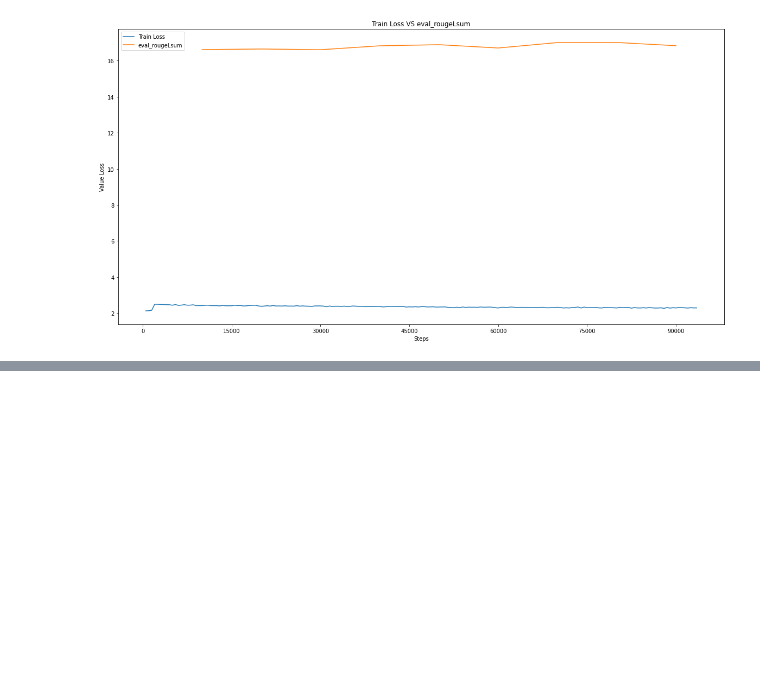
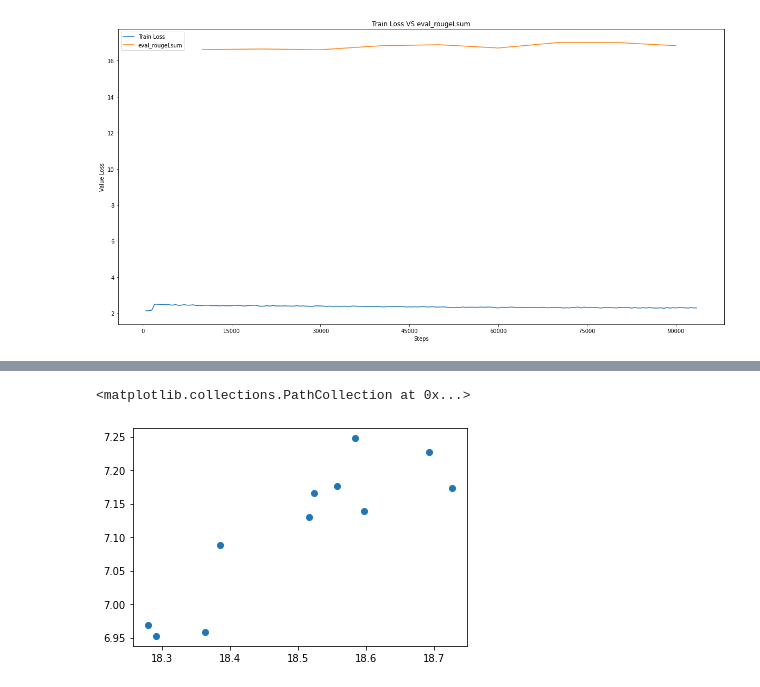
Before and after one commit to HakitoKun/nlp_project, a Jupyter notebook: results/PlotsResults.ipynb, the cells around one changed output, grey strips where cells are left out. Drawn from its saved outputs; the diff is of its cells as text; code cells hidden in the pictures; blank space fills up the shorter version.

```diff
--- a/results/PlotsResults.ipynb
+++ b/results/PlotsResults.ipynb
@@ -120,0 +128,5 @@ Text(0.5, 1.0, 'Train Loss VS eval_rougeLsum')
+# %%
+plt.scatter(np.array(eval_rouge1)[:,1], np.array(eval_rouge2)[:,1])
+# %% [output]
+<matplotlib.collections.PathCollection at 0x...>
+[figure, added]
```
Also changed, not shown: parts of 7 cells of this notebook, 1 other file.
